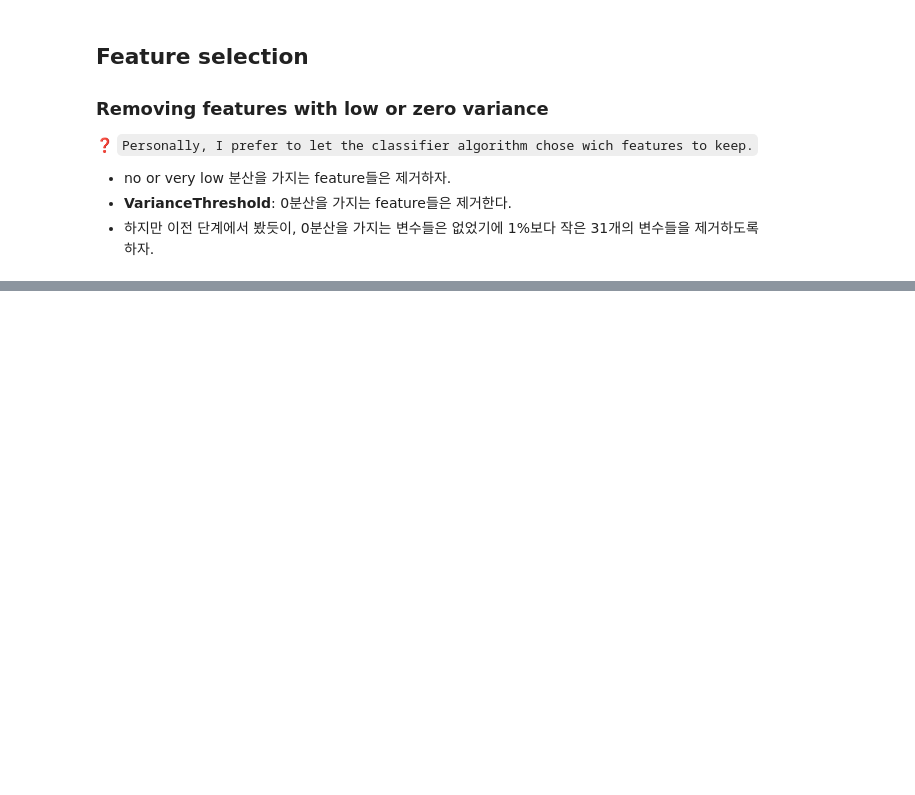
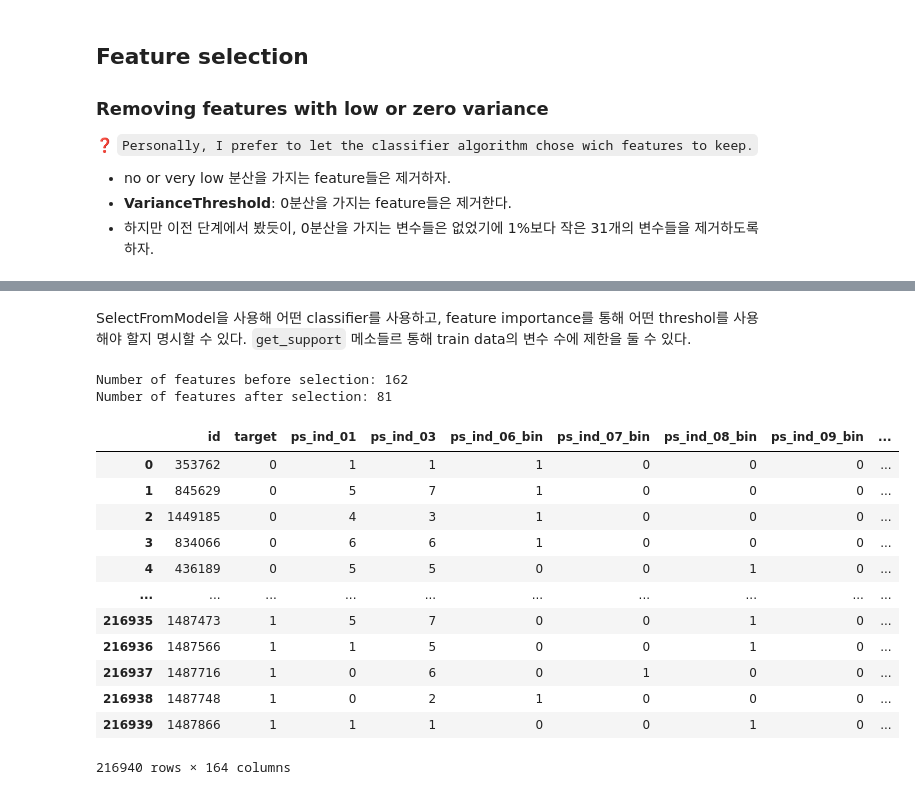
Before and after one commit to yeon42/data_analysis, a Jupyter notebook: kaggle/Porto_Seguro/PortoSeguro_data_preparation.ipynb, the cells around one changed output, grey strips where cells are left out. Drawn from its saved outputs; the diff is of its cells as text; code cells hidden in the pictures; blank space fills up the shorter version.

```diff
--- a/kaggle/Porto_Seguro/PortoSeguro_data_preparation.ipynb
+++ b/kaggle/Porto_Seguro/PortoSeguro_data_preparation.ipynb
@@ -830,0 +906,28 @@ interactions.head(1)
+# %% [markdown]
+SelectFromModel을 사용해 어떤 classifier를 사용하고, feature importance를 통해 어떤 threshol를 사용해야 할지 명시할 수 있다. `get_support` 메소들르 통해 train data의 변수 수에 제한을 둘 수 있다.
+# %%
+sfm = SelectFromModel(rf, threshold='median', prefit=True) # 중앙값 기준
+print('Number of features before selection: {}'.format(X_train.shape[1]))
+
+n_features = sfm.transform(X_train).shape[1]
+print('Number of features after selection: {}'.format(n_features))
+selected_vars = list(feat_labels[sfm.get_support()])
+# %% [output]
+Number of features before selection: 162
+Number of features after selection: 81
+# %%
+train
+# %% [output]
+|  | id | target | ps_ind_01 | ps_ind_03 | ps_ind_06_bin | ps_ind_07_bin | ps_ind_08_bin | ps_ind_09_bin | ... |
+| 0 | 353762 | 0 | 1 | 1 | 1 | 0 | 0 | 0 | ... |
+| 1 | 845629 | 0 | 5 | 7 | 1 | 0 | 0 | 0 | ... |
+| 2 | 1449185 | 0 | 4 | 3 | 1 | 0 | 0 | 0 | ... |
+| 3 | 834066 | 0 | 6 | 6 | 1 | 0 | 0 | 0 | ... |
+| 4 | 436189 | 0 | 5 | 5 | 0 | 0 | 1 | 0 | ... |
+| ... | ... | ... | ... | ... | ... | ... | ... | ... | ... |
+| 216935 | 1487473 | 1 | 5 | 7 | 0 | 0 | 1 | 0 | ... |
+| 216936 | 1487566 | 1 | 1 | 5 | 0 | 0 | 1 | 0 | ... |
+| 216937 | 1487716 | 1 | 0 | 6 | 0 | 1 | 0 | 0 | ... |
+| 216938 | 1487748 | 1 | 0 | 2 | 1 | 0 | 0 | 0 | ... |
+| 216939 | 1487866 | 1 | 1 | 1 | 0 | 0 | 1 | 0 | ... |
+216940 rows × 164 columns
```
Also changed, not shown: parts of 16 cells of this notebook.
